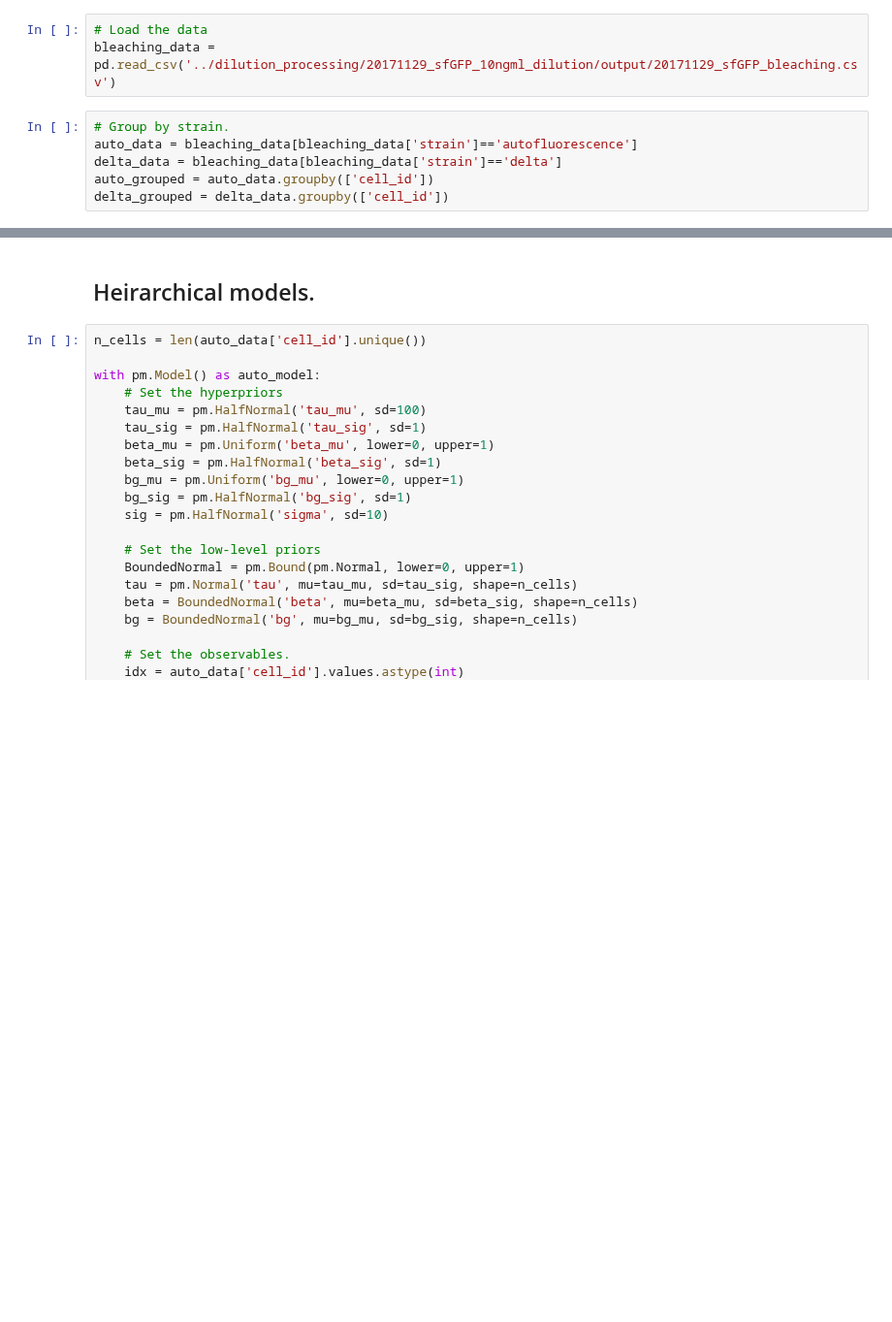
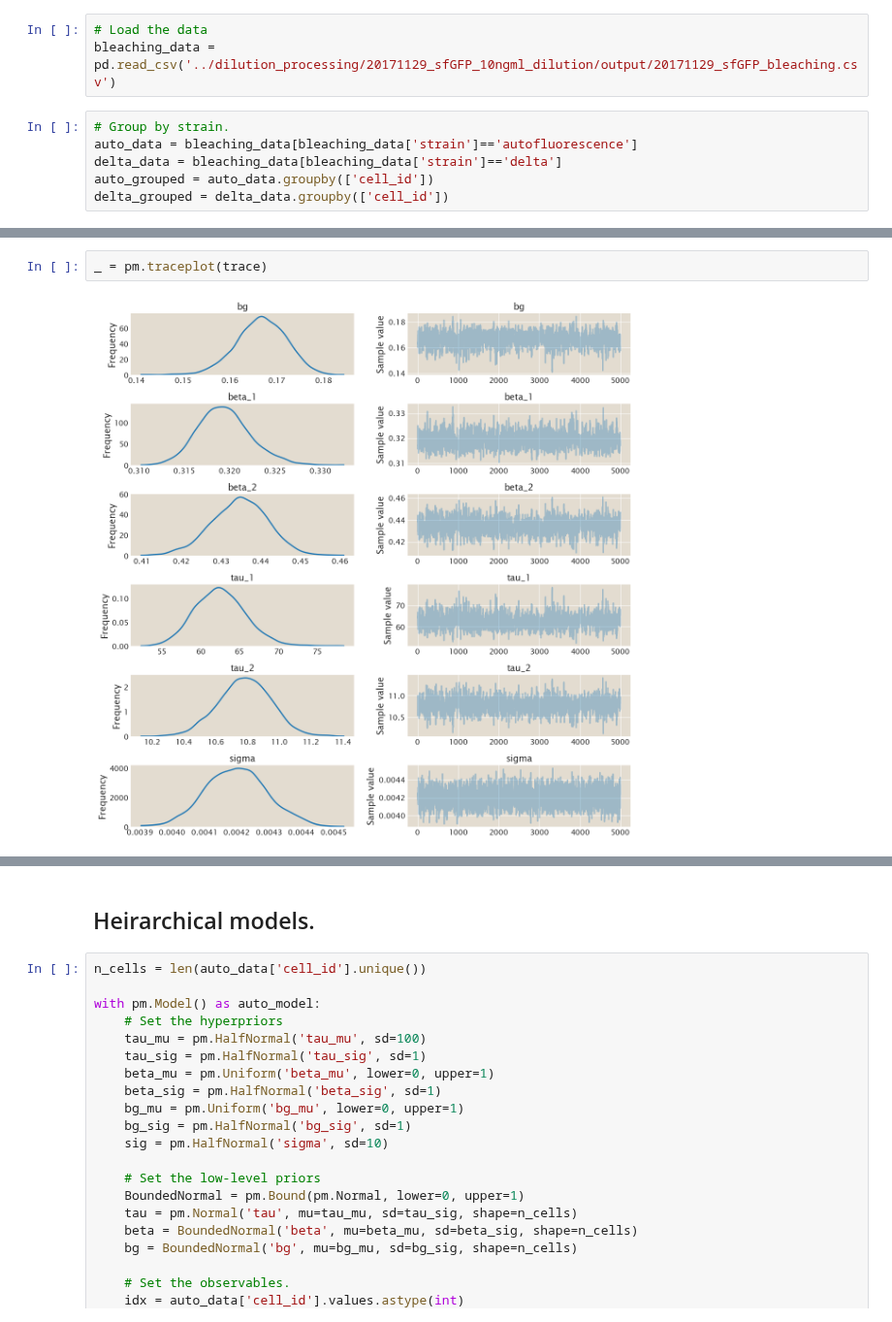
Before and after one commit to RPGroup-PBoC/mscl_survival, a Jupyter notebook: code/notebooks/testing_photobleaching_measurement.ipynb, the cells around one changed output, grey strips where cells are left out. Shown at 97% size. Saved outputs shown, nothing was run; the diff lists cells and outputs as text; blank space fills up the shorter version.

```diff
--- a/code/notebooks/testing_photobleaching_measurement.ipynb
+++ b/code/notebooks/testing_photobleaching_measurement.ipynb
@@ -46,0 +97,4 @@ plt.tight_layout()
+# %%
+_ = pm.traceplot(trace)
+# %% [output]
+[figure, added]
```
Also changed, not shown: parts of 6 cells of this notebook, 1 other file.
